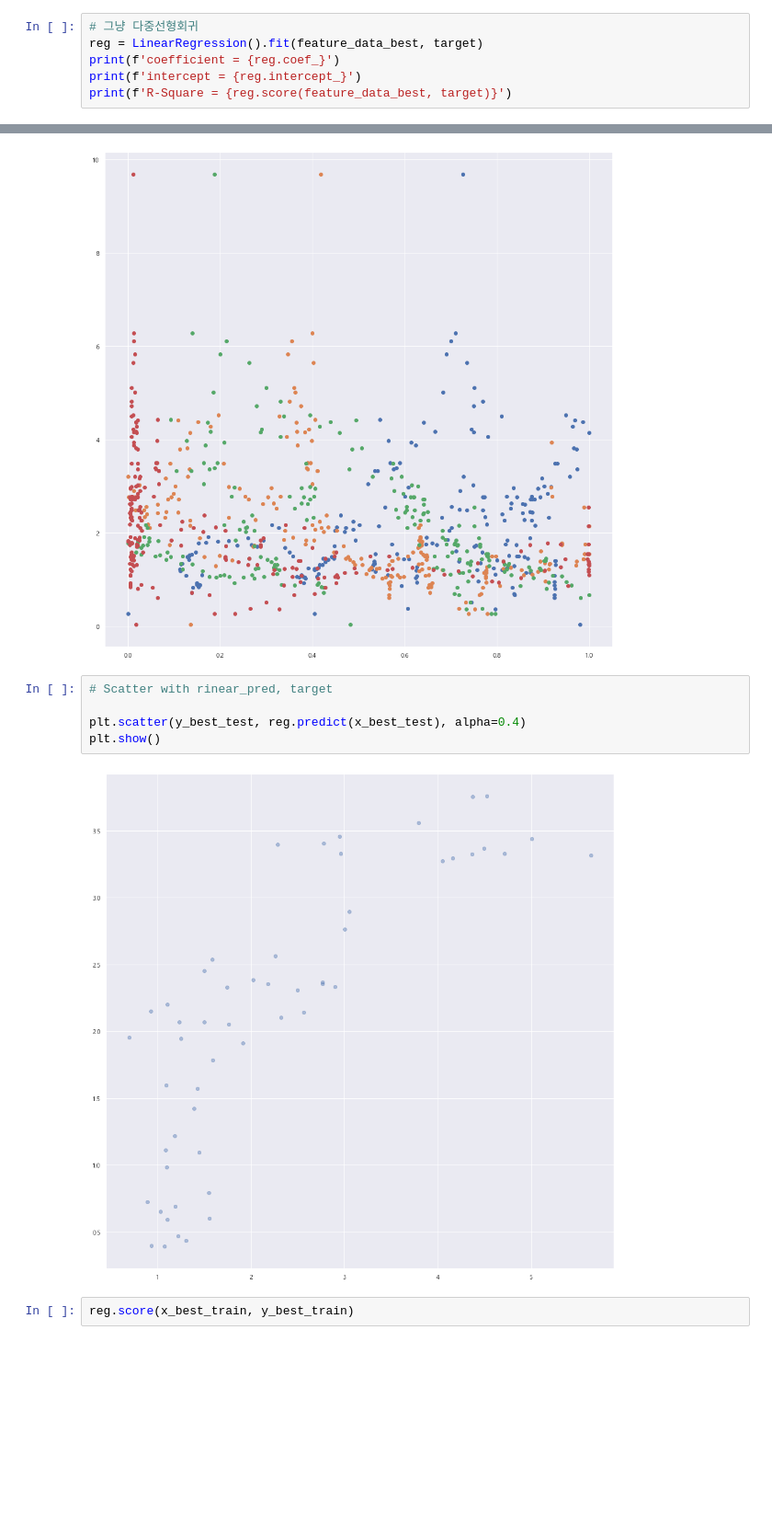
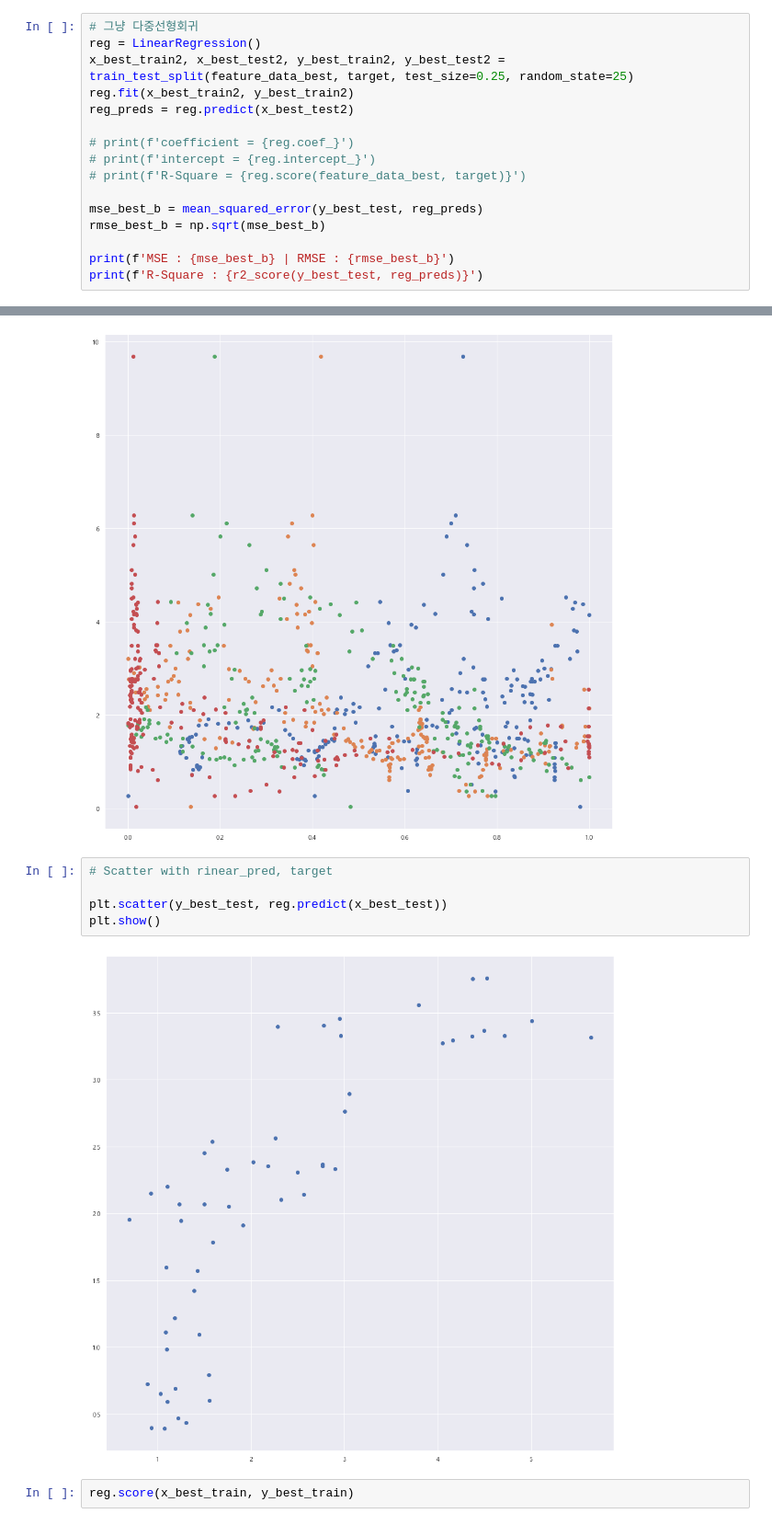
Before and after one commit to pelllzz/ubion4_project1, a Jupyter notebook: code/analysis.ipynb, the cells around one changed output, grey strips where cells are left out. Shown at 92% size. Drawn from its saved outputs; the diff is of its cells as text; blank space fills up the shorter version.

Commit message:
regression graph 추가

```diff
--- a/code/analysis.ipynb
+++ b/code/analysis.ipynb
@@ -1012,8 +1012,18 @@ MSE : 0.1863814066381153 | RMSE : 0.43171912934003204
 R-Square : 0.8838965071785444
 # %%
 # 그냥 다중선형회귀
-reg = LinearRegression().fit(feature_data_best, target)
-print(f'coefficient = {reg.coef_}')
-print(f'intercept = {reg.intercept_}')
-print(f'R-Square = {reg.score(feature_data_best, target)}')
+reg = LinearRegression()
+x_best_train2, x_best_test2, y_best_train2, y_best_test2 = train_test_split(feature_data_best, target, test_size=0.25, random_state=25)
+reg.fit(x_best_train2, y_best_train2)
+reg_preds = reg.predict(x_best_test2)
+
+# print(f'coefficient = {reg.coef_}')
+# print(f'intercept = {reg.intercept_}')
+# print(f'R-Square = {reg.score(feature_data_best, target)}')
+
+mse_best_b = mean_squared_error(y_best_test, reg_preds)
+rmse_best_b = np.sqrt(mse_best_b)
+
+print(f'MSE : {mse_best_b} | RMSE : {rmse_best_b}')
+print(f'R-Square : {r2_score(y_best_test, reg_preds)}')
 # %% [output]
@@ -1055,10 +1064,10 @@ plt.show()
 # %%
 # Scatter with rinear_pred, target
 
-plt.scatter(y_best_test, reg.predict(x_best_test), alpha=0.4)
+plt.scatter(y_best_test, reg.predict(x_best_test))
 plt.show()
 # %% [output]
-[figure, old version]
+[figure, new version]
 # %%
 reg.score(x_best_train, y_best_train)
 # %% [output]
```
Also changed, not shown: parts of 5 cells of this notebook.
